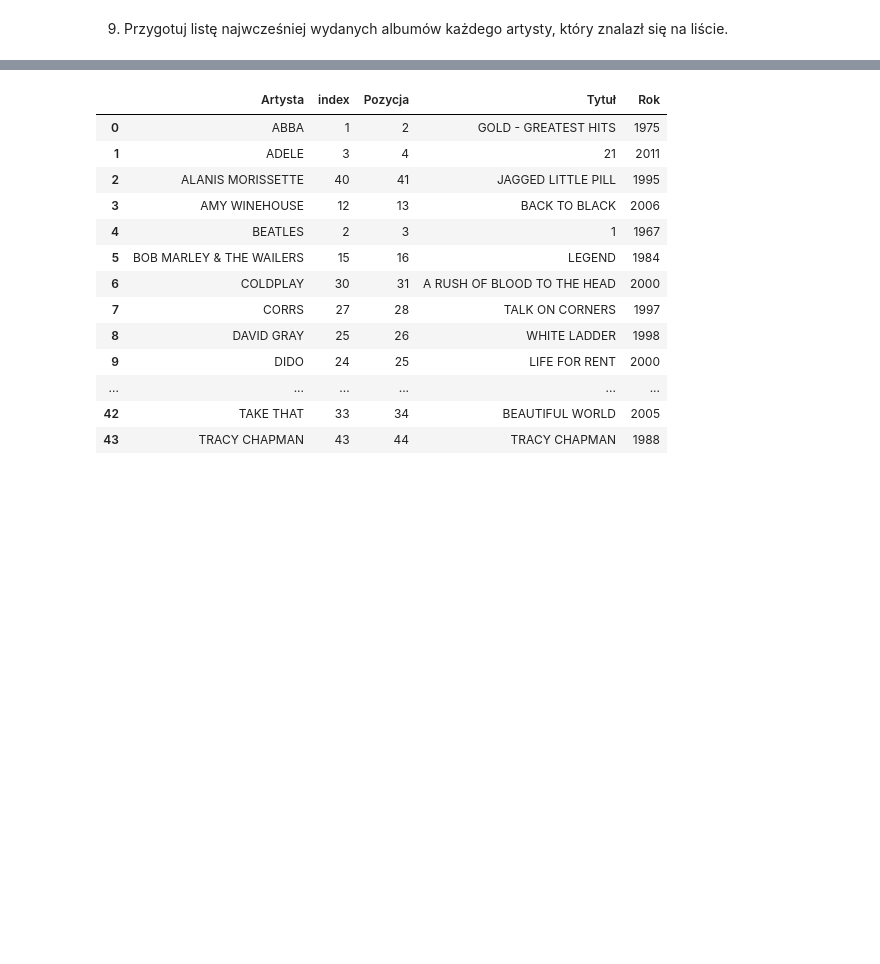
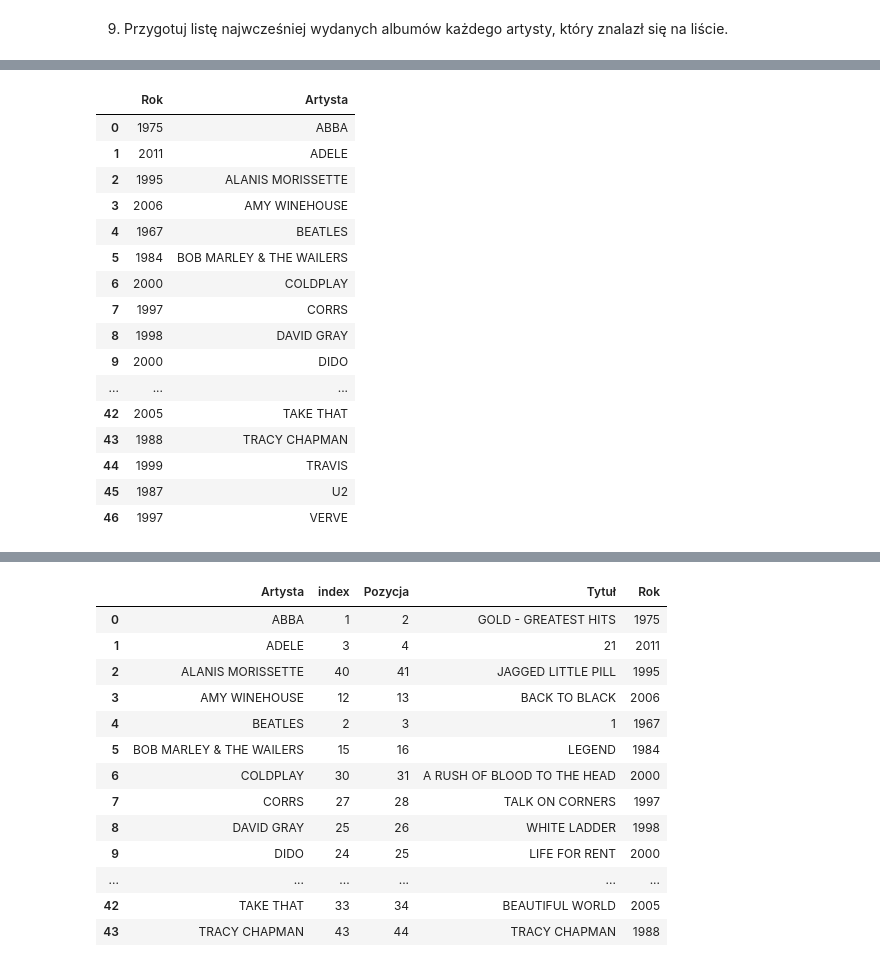
Before and after one commit to przemekkot/albumy_wszechczasow, a Jupyter notebook: albumy_wszechczasow.ipynb, the cells around one changed output, grey strips where cells are left out. Cells and saved outputs as stored; diff of their text form; code cells hidden in the pictures; blank space fills up the shorter version.

```diff
--- a/albumy_wszechczasow.ipynb
+++ b/albumy_wszechczasow.ipynb
@@ -215,0 +259,22 @@ df['Rok'].min()
+# %%
+df1['Artysta'] = df1.index
+df1.index = range(df1.shape[0])
+df1
+# %% [output]
+|  | Rok | Artysta |
+| 0 | 1975 | ABBA |
+| 1 | 2011 | ADELE |
+| 2 | 1995 | ALANIS MORISSETTE |
+| 3 | 2006 | AMY WINEHOUSE |
+| 4 | 1967 | BEATLES |
+| 5 | 1984 | BOB MARLEY & THE WAILERS |
+| 6 | 2000 | COLDPLAY |
+| 7 | 1997 | CORRS |
+| 8 | 1998 | DAVID GRAY |
+| 9 | 2000 | DIDO |
+| ... | ... | ... |
+| 42 | 2005 | TAKE THAT |
+| 43 | 1988 | TRACY CHAPMAN |
+| 44 | 1999 | TRAVIS |
+| 45 | 1987 | U2 |
+| 46 | 1997 | VERVE |
```
Also changed, not shown: parts of 8 cells of this notebook, 2 other files.
